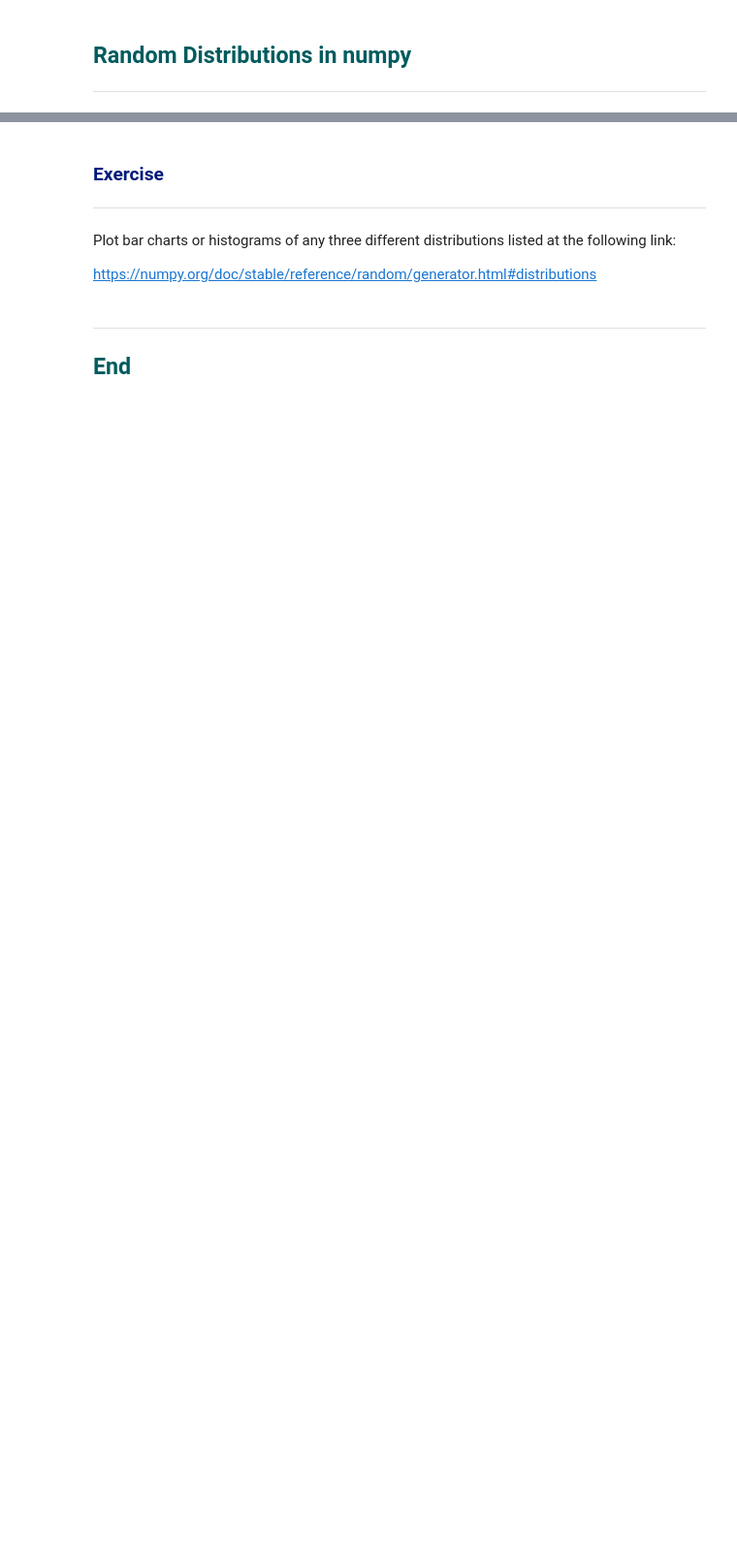
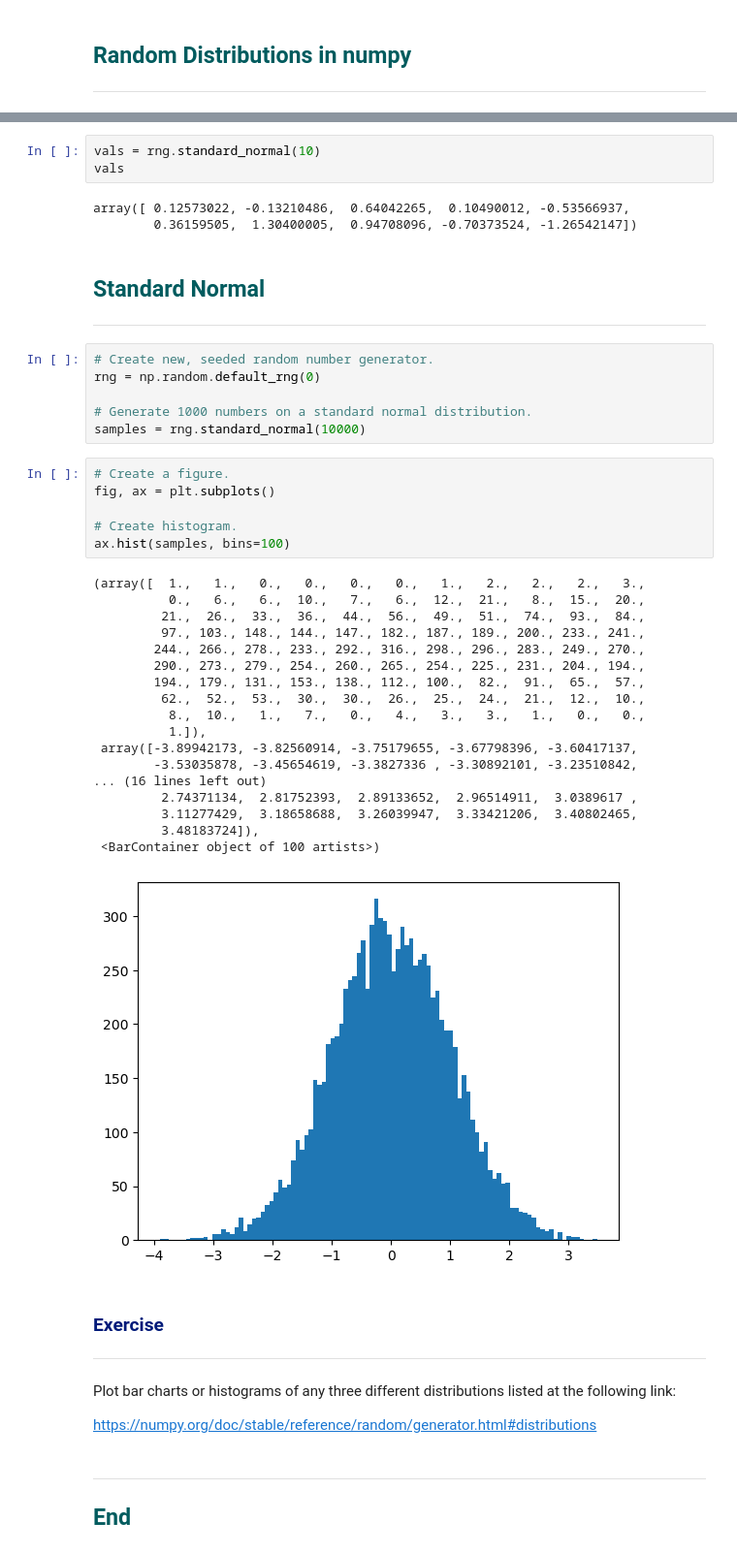
Before and after one commit to ianmcloughlin/2223-S1-fund-data-analysis, a Jupyter notebook: notebooks/02-randomness.ipynb, the cells around one changed output, grey strips where cells are left out. Shown at 97% size. Cells and saved outputs as stored; diff of their text form; blank space fills up the shorter version.

```diff
--- a/notebooks/02-randomness.ipynb
+++ b/notebooks/02-randomness.ipynb
@@ -641,3 +665,44 @@ plt.bar(vals, counts);
+# %%
+vals = rng.standard_normal(10)
+vals
+# %% [output]
+array([ 0.12573022, -0.13210486,  0.64042265,  0.10490012, -0.53566937,
+        0.36159505,  1.30400005,  0.94708096, -0.70373524, -1.26542147])
+# %% [markdown]
+<h2 style="color: rgb(0, 91, 94);">Standard Normal</h2>
+
+<hr style="border-top: 1px solid rgb(0, 91, 94);" />
+# %%
+# Create new, seeded random number generator.
+rng = np.random.default_rng(0)
+
+# Generate 1000 numbers on a standard normal distribution.
+samples = rng.standard_normal(10000)
+# %%
+# Create a figure.
+fig, ax = plt.subplots()
+
+# Create histogram.
+ax.hist(samples, bins=100)
+# %% [output]
+(array([  1.,   1.,   0.,   0.,   0.,   0.,   1.,   2.,   2.,   2.,   3.,
+          0.,   6.,   6.,  10.,   7.,   6.,  12.,  21.,   8.,  15.,  20.,
+         21.,  26.,  33.,  36.,  44.,  56.,  49.,  51.,  74.,  93.,  84.,
+         97., 103., 148., 144., 147., 182., 187., 189., 200., 233., 241.,
+        244., 266., 278., 233., 292., 316., 298., 296., 283., 249., 270.,
+        290., 273., 279., 254., 260., 265., 254., 225., 231., 204., 194.,
+        194., 179., 131., 153., 138., 112., 100.,  82.,  91.,  65.,  57.,
+         62.,  52.,  53.,  30.,  30.,  26.,  25.,  24.,  21.,  12.,  10.,
+          8.,  10.,   1.,   7.,   0.,   4.,   3.,   3.,   1.,   0.,   0.,
+          1.]),
+ array([-3.89942173, -3.82560914, -3.75179655, -3.67798396, -3.60417137,
+        -3.53035878, -3.45654619, -3.3827336 , -3.30892101, -3.23510842,
+... (16 lines left out)
+         2.74371134,  2.81752393,  2.89133652,  2.96514911,  3.0389617 ,
+         3.11277429,  3.18658688,  3.26039947,  3.33421206,  3.40802465,
+         3.48183724]),
+ <BarContainer object of 100 artists>)
+[figure, added]
 # %% [markdown]
 <h3 style="color: #001a79;">Exercise</h3>
 
```
Also changed, not shown: parts of 15 cells of this notebook.
